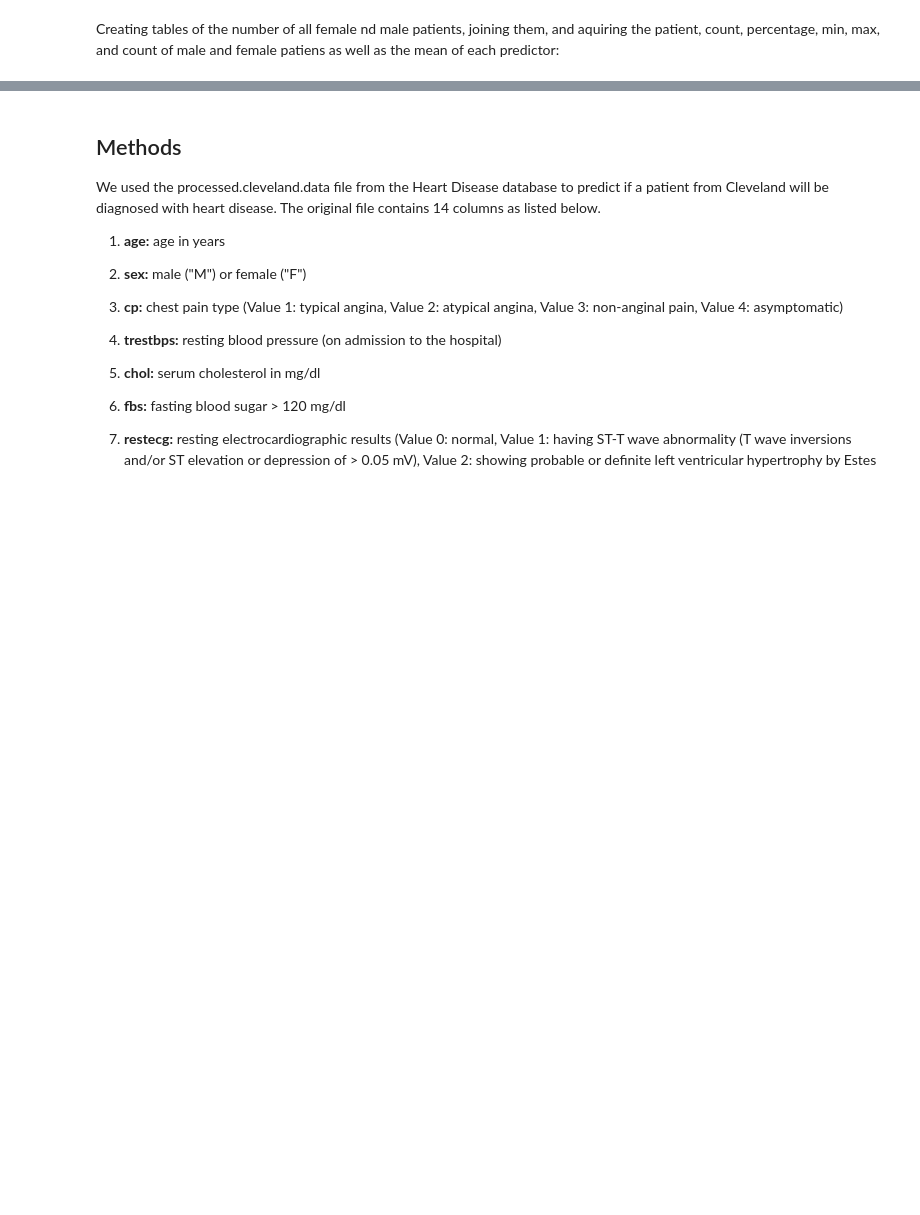
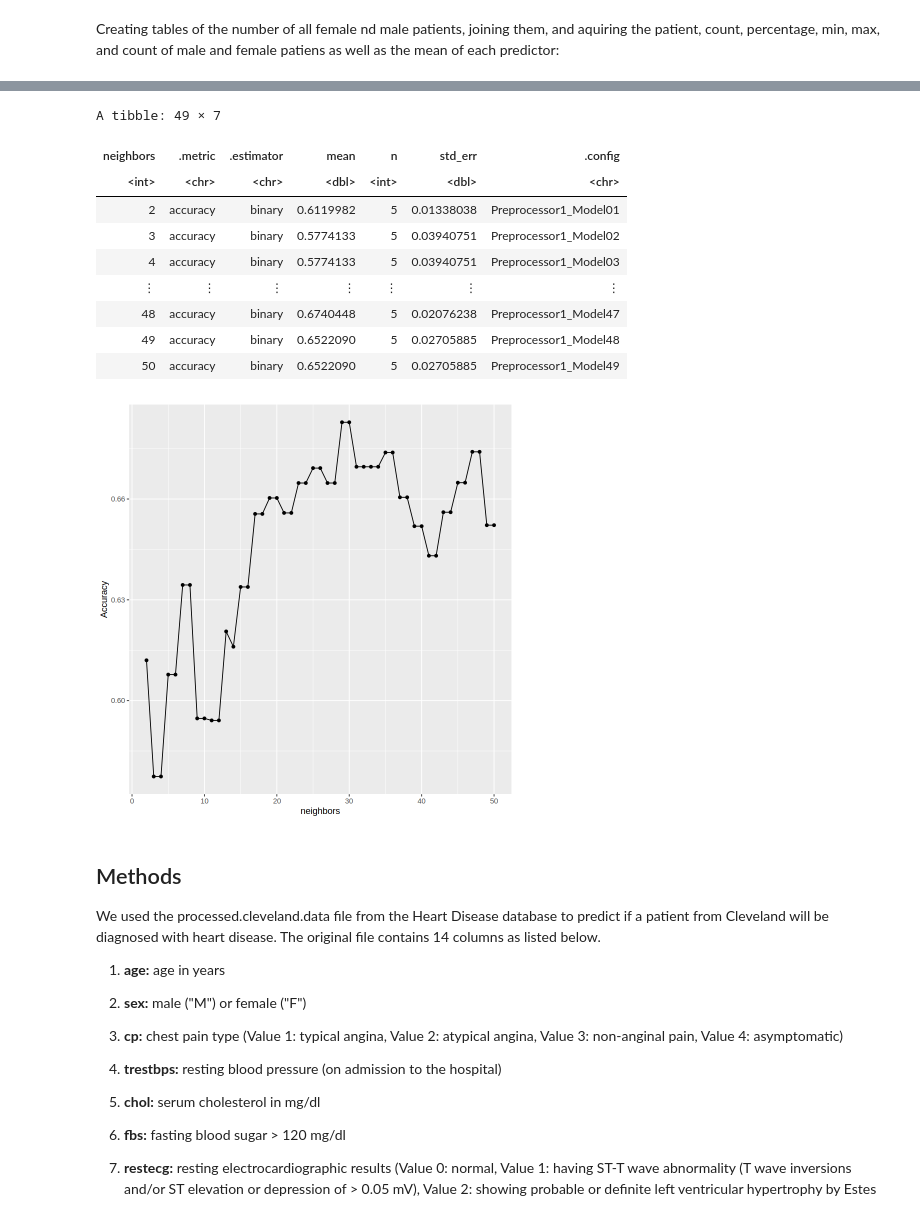
Before and after one commit to bkoschel/dsci100-project, a Jupyter notebook: heart-disease.ipynb, the cells around one changed output, grey strips where cells are left out. Drawn from its saved outputs; the diff is of its cells as text; code cells hidden in the pictures; blank space fills up the shorter version.

```diff
--- a/heart-disease.ipynb
+++ b/heart-disease.ipynb
@@ -178,4 +191,54 @@ plot4
 [figure]
+# %%
+set.seed(1234)
+
+
+heart_recipe <- recipe(num ~ ., data = heart_training) |>
+  step_scale(all_numeric_predictors()) |>
+  step_center(all_numeric_predictors())
+
+heart_spec<-nearest_neighbor(weight_func="rectangular", neighbors=tune())|>
+set_engine("kknn")|>
+set_mode("classification")
+
+heart_vfold<-vfold_cv(heart_training,v=5,strata=num)
+
+heart_vals<-tibble(neighbors=seq(2,50))
+
+heart_workflow<-workflow()|>
+add_model(heart_spec)|>
+add_recipe(heart_recipe)
+#workflow
+
+heart_results<-heart_workflow|>
+tune_grid(resamples=heart_vfold, grid=heart_vals)|>
+collect_metrics()
+
+heart_accuracy<-heart_results|>
+filter(.metric=="accuracy")
+heart_accuracy
+
+cross_val_plot<-heart_accuracy|>
+ggplot(aes(x=neighbors,y=mean))+
+geom_point()+
+geom_line()+
+labs(x="neighbors",y="Accuracy")
+
+
+
+cross_val_plot
+# %% [output]
+A tibble: 49 × 7
+| neighbors | .metric | .estimator | mean | n | std_err | .config |
+| <int> | <chr> | <chr> | <dbl> | <int> | <dbl> | <chr> |
+| 2 | accuracy | binary | 0.6119982 | 5 | 0.01338038 | Preprocessor1_Model01 |
+| 3 | accuracy | binary | 0.5774133 | 5 | 0.03940751 | Preprocessor1_Model02 |
+| 4 | accuracy | binary | 0.5774133 | 5 | 0.03940751 | Preprocessor1_Model03 |
+| ⋮ | ⋮ | ⋮ | ⋮ | ⋮ | ⋮ | ⋮ |
+| 48 | accuracy | binary | 0.6740448 | 5 | 0.02076238 | Preprocessor1_Model47 |
+| 49 | accuracy | binary | 0.6522090 | 5 | 0.02705885 | Preprocessor1_Model48 |
+| 50 | accuracy | binary | 0.6522090 | 5 | 0.02705885 | Preprocessor1_Model49 |
+[figure, added]
 # %% [markdown]
 ## Methods
 
```
Also changed, not shown: parts of 6 cells of this notebook.
